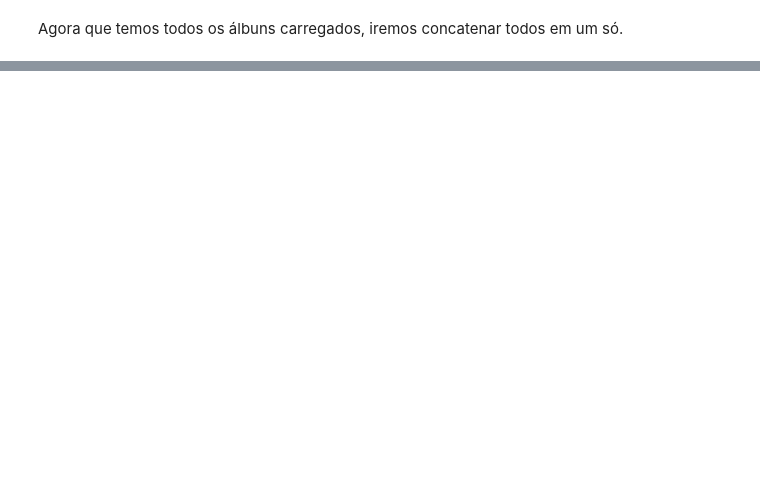
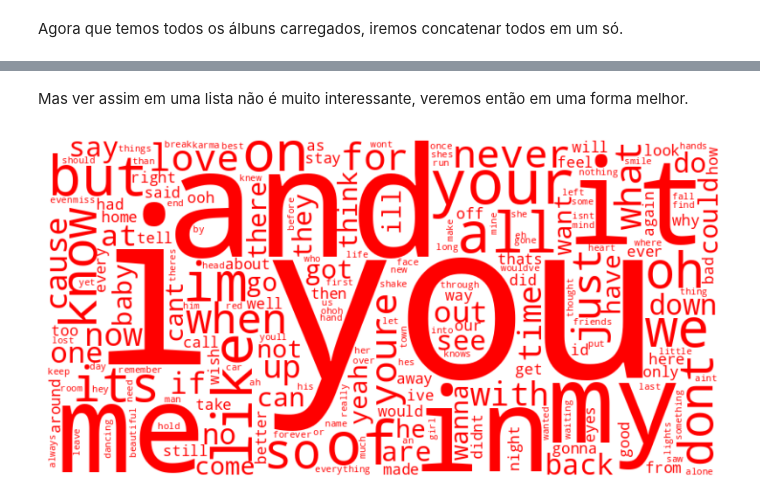
Before and after one commit to gardeniaestevam/analise-letras-taylor-swift, a Jupyter notebook: analise_letras_taylor_swift.ipynb, the cells around one changed output, grey strips where cells are left out. Drawn from its saved outputs; the diff is of its cells as text; code cells hidden in the pictures; blank space fills up the shorter version.

```diff
--- a/analise_letras_taylor_swift.ipynb
+++ b/analise_letras_taylor_swift.ipynb
@@ -247,0 +278,7 @@ Se terminou de inserir todas as músicas do Midnights. e quiser ir inserindo as
+# %%
+# removendo stop words
+# criando uma pequena lista de stop words em inglês
+stop = ['the', 'a', 'this', 'that', 'to', 'is', 'am', 'was', 'were', 'be', 'being', 'been']
+# %%
+lyrics['clean_lyric'] = lyrics['clean_lyric'].apply(lambda x: ' '.join([word for word in x.split() if word not in (stop)]))
+lyrics.head()
@@ -247,0 +296,4 @@ Se terminou de inserir todas as músicas do Midnights. e quiser ir inserindo as
+# %%
+# tokenizando as letras
+lyrics['lyrics_tok'] = lyrics['clean_lyric'].str.split(' ')
+lyrics.head()
@@ -247,0 +313,8 @@ Se terminou de inserir todas as músicas do Midnights. e quiser ir inserindo as
+# %%
+# criando uma lista de todas as palavras que aparecem na discografia
+word_list = [word for list_ in lyrics['lyrics_tok'] for word in list_]
+
+# descobrindo a frequência de cada palavra que é mencionada na discografia
+word_frequency = collections.Counter(word_list)
+word_frequency = sorted(word_frequency.items(), key=lambda x: x[1], reverse=True)
+word_frequency
@@ -247,0 +339,22 @@ Se terminou de inserir todas as músicas do Midnights. e quiser ir inserindo as
+# %% [markdown]
+Mas ver assim em uma lista não é muito interessante, veremos então em uma forma melhor.
+# %%
+word_frequency_dict = {word: frequency for word, frequency in word_frequency}
+
+# Paleta de cores de vermelho gradual
+def red_color_func(word, font_size, position, orientation, random_state=None, **kwargs):
+    return "hsl(0, 100%, 50%)"  # Vermelho puro
+
+# Crie a nuvem de palavras
+wordcloud = WordCloud(width=800, height=400, background_color="white", color_func=red_color_func)
+
+# Gere a nuvem de palavras
+wordcloud.generate_from_frequencies(word_frequency_dict)
+
+# Exiba a nuvem de palavras
+plt.figure(figsize=(10, 5))
+plt.imshow(wordcloud, interpolation="bilinear")
+plt.axis("off")
+plt.show()
+# %% [output]
+[figure, added]
```
Also changed, not shown: parts of 34 cells of this notebook.
